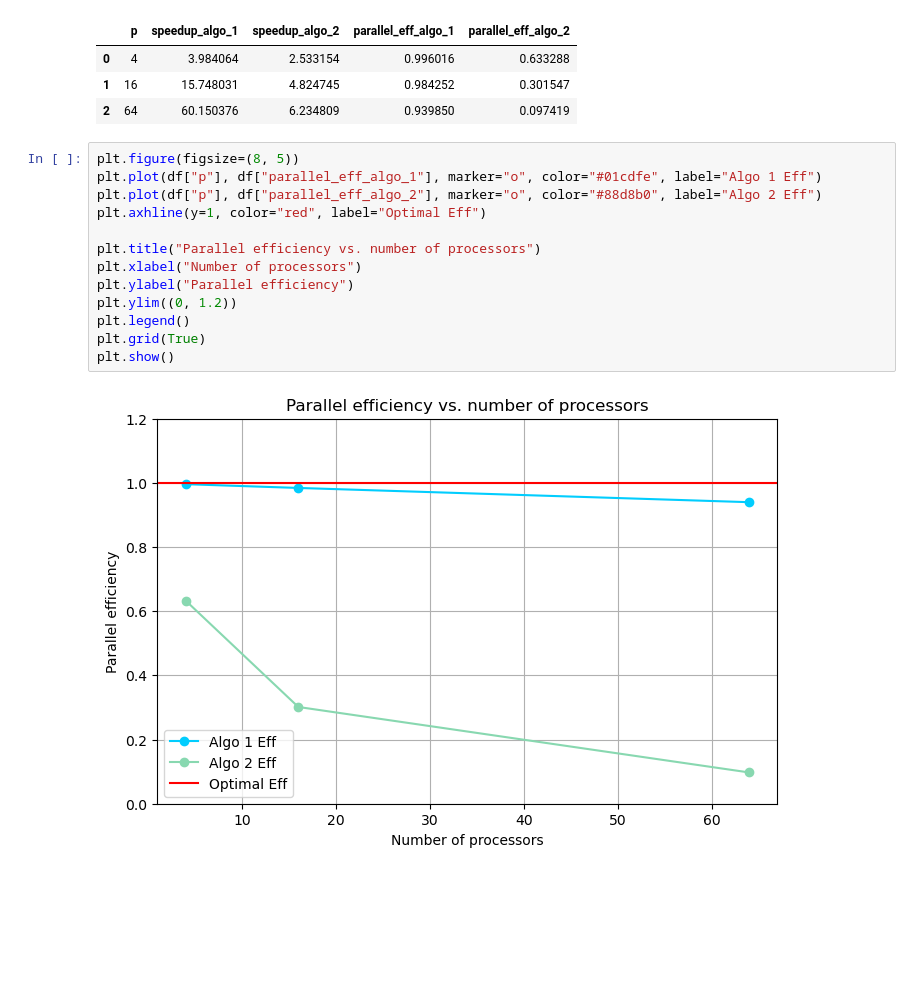
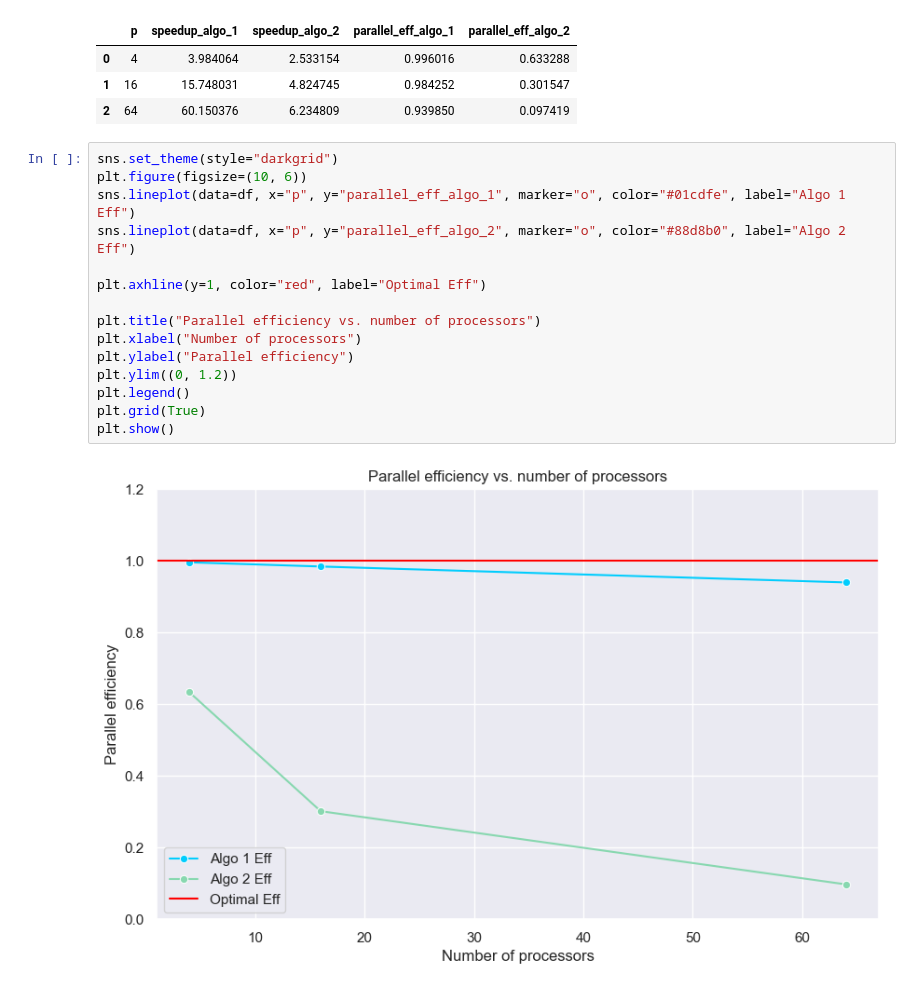
Before and after one commit to kcan01/bpc-basics-of-parallel-computing-191.114, a Jupyter notebook: Assignment_1/speedup_analysis.ipynb, the cells around one changed output. Saved outputs shown, nothing was run; the diff lists cells and outputs as text; blank space fills up the shorter version.

Commit message:
Align plot to use seaborn instead of matplotlib

```diff
--- a/Assignment_1/speedup_analysis.ipynb
+++ b/Assignment_1/speedup_analysis.ipynb
@@ -67,17 +68,19 @@ df
 | 1 | 16 | 15.748031 | 4.824745 | 0.984252 | 0.301547 |
 | 2 | 64 | 60.150376 | 6.234809 | 0.939850 | 0.097419 |
 # %%
-plt.figure(figsize=(8, 5))
-plt.plot(df["p"], df["parallel_eff_algo_1"], marker="o", color="#01cdfe", label="Algo 1 Eff")
-plt.plot(df["p"], df["parallel_eff_algo_2"], marker="o", color="#88d8b0", label="Algo 2 Eff")
+sns.set_theme(style="darkgrid")
+plt.figure(figsize=(10, 6))
+sns.lineplot(data=df, x="p", y="parallel_eff_algo_1", marker="o", color="#01cdfe", label="Algo 1 Eff")
+sns.lineplot(data=df, x="p", y="parallel_eff_algo_2", marker="o", color="#88d8b0", label="Algo 2 Eff")
+
 plt.axhline(y=1, color="red", label="Optimal Eff")
 
 plt.title("Parallel efficiency vs. number of processors")
 plt.xlabel("Number of processors")
 plt.ylabel("Parallel efficiency")
 plt.ylim((0, 1.2))
 plt.legend()
 plt.grid(True)
 plt.show()
 # %% [output]
-[figure, old version]
+[figure, new version]
```
Also changed, not shown: parts of 1 cell of this notebook.
